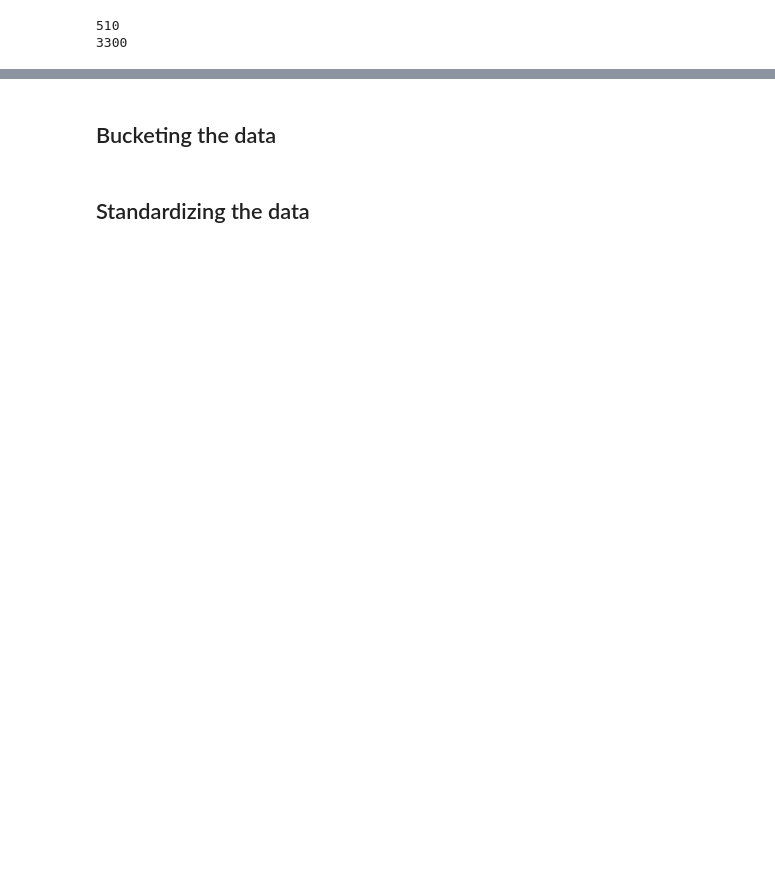
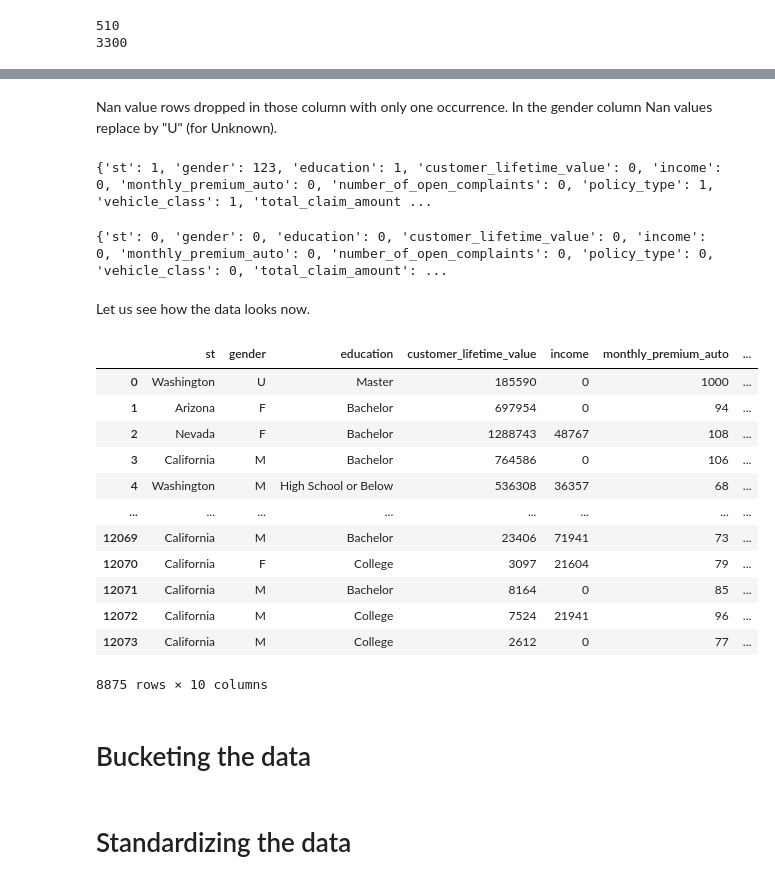
Before and after one commit to NHer0/IronEnrique, a Jupyter notebook: Customer_Analysis_Case_Study/Customer_Analysis_Case_Study.ipynb, the cells around one changed output, grey strips where cells are left out. Drawn from its saved outputs; the diff is of its cells as text; code cells hidden in the pictures; blank space fills up the shorter version.

```diff
--- a/Customer_Analysis_Case_Study/Customer_Analysis_Case_Study.ipynb
+++ b/Customer_Analysis_Case_Study/Customer_Analysis_Case_Study.ipynb
@@ -199,0 +442,6 @@ print(ca_df[(ca_df.education == "Doctor")].size)
+# %% [markdown]
+Nan value rows dropped in those column with only one occurrence. In the gender column Nan values replace by "U" (for Unknown).
+# %%
+print(nan_counter(ca_df))
+# %% [output]
+{'st': 1, 'gender': 123, 'education': 1, 'customer_lifetime_value': 0, 'income': 0, 'monthly_premium_auto': 0, 'number_of_open_complaints': 0, 'policy_type': 1, 'vehicle_class': 1, 'total_claim_amount ...
@@ -200,9 +451,31 @@ print(ca_df[(ca_df.education == "Doctor")].size)
+# %%
+print(nan_counter(ca_df))
+# %% [output]
+{'st': 0, 'gender': 0, 'education': 0, 'customer_lifetime_value': 0, 'income': 0, 'monthly_premium_auto': 0, 'number_of_open_complaints': 0, 'policy_type': 0, 'vehicle_class': 0, 'total_claim_amount': ...
+# %% [markdown]
+Let us see how the data looks now.
+# %%
+ca_df
+# %% [output]
+|  | st | gender | education | customer_lifetime_value | income | monthly_premium_auto | ... |
+| 0 | Washington | U | Master | 185590 | 0 | 1000 | ... |
+| 1 | Arizona | F | Bachelor | 697954 | 0 | 94 | ... |
+| 2 | Nevada | F | Bachelor | 1288743 | 48767 | 108 | ... |
+| 3 | California | M | Bachelor | 764586 | 0 | 106 | ... |
+| 4 | Washington | M | High School or Below | 536308 | 36357 | 68 | ... |
+| ... | ... | ... | ... | ... | ... | ... | ... |
+| 12069 | California | M | Bachelor | 23406 | 71941 | 73 | ... |
+| 12070 | California | F | College | 3097 | 21604 | 79 | ... |
+| 12071 | California | M | Bachelor | 8164 | 0 | 85 | ... |
+| 12072 | California | M | College | 7524 | 21941 | 96 | ... |
+| 12073 | California | M | College | 2612 | 0 | 77 | ... |
+8875 rows × 10 columns
 # %% [markdown]
-## Bucketing the data
+# Bucketing the data
 # %%
 ca_df.insert(1, "region", list(map(lambda x: "west" if x=="California" else "east" if x=="Washington" else "north" if x=="Oregon" else "central", ca_df.state)))
 # %% [markdown]
-## Standardizing the data
+# Standardizing the data
 # %%
 ca_df_standarized = pd.DataFrame(list(map(lambda x: list(map(lambda y: y.lower() if type(y)==str else y, x)), ca_df.values)))
 ca_df_standarized.columns = ca_df.columns
```
Also changed, not shown: parts of 61 cells of this notebook.
